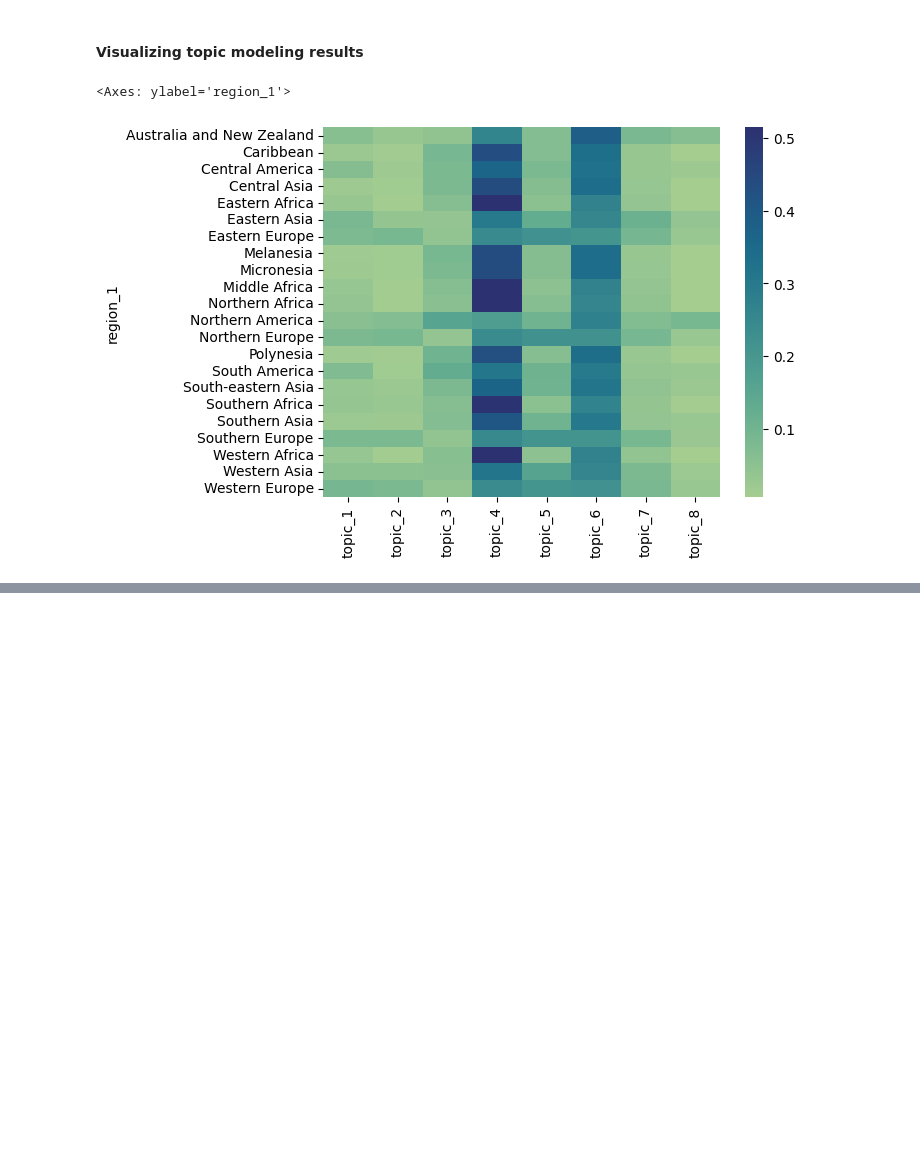
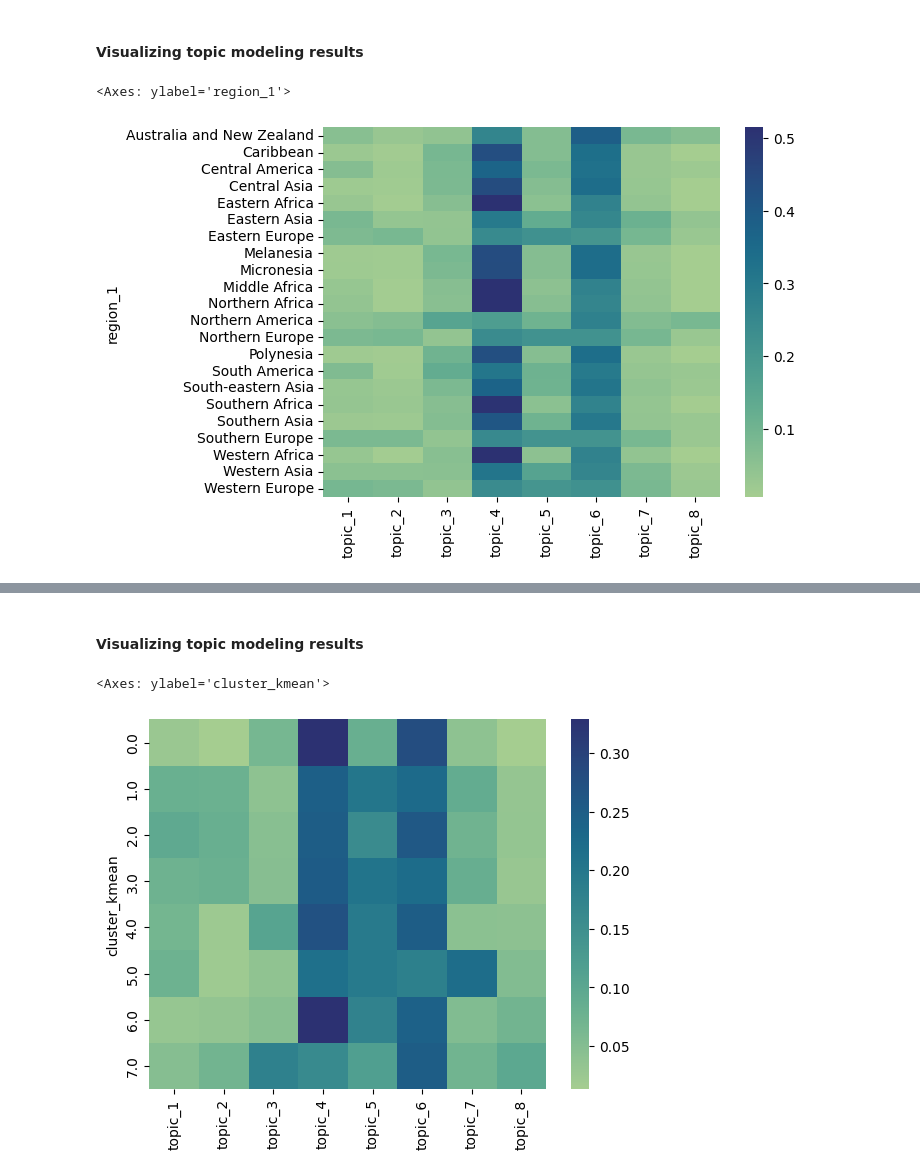
Before and after one commit to brunokrp/ai-protectionism, a Jupyter notebook: exploratory_analysis.ipynb, the cells around one changed output, grey strips where cells are left out. Cells and saved outputs as stored; diff of their text form; code cells hidden in the pictures; blank space fills up the shorter version.

```diff
--- a/exploratory_analysis.ipynb
+++ b/exploratory_analysis.ipynb
@@ -106,0 +128,7 @@ cc_df = cc_df.rename(columns={'country':'countries'})
+# %%
+# Loading dataset and renaming column to facilitate joining later
+%cd /content/drive/MyDrive/"AI INDUSTRIAL POLICY"/"SIPA_TEXT"/"ai_clusters"
+df_clusters = pd.read_csv("ai_clusters_countries.csv", index_col="Unnamed: 0")
+df_clusters = df_clusters.rename(columns={'Country':'countries'})
+
+%cd /content/drive/MyDrive/"AI INDUSTRIAL POLICY"/"SIPA_TEXT"
@@ -116,12 +160,15 @@ tfidf_df = pd.merge(ai_policies_df_per_country,cc_df,on='countries')
  Because I want to understand which terms are more important for each region, I create subsets of data for each region and run TF-IDF on those subsets. Then, I plot a heatmap to visualize the distribution of terms per region.
 # %%
 ### RUNNING TF-IDF ANALYSIS
+
+# Creating copy of base dataframe
+tfidf_df = ai_policies_df_per_country.copy()
 
 # Creating empty dataframe
 tf_idf_regions_terms = pd.DataFrame()
 
 # Calculating TF_IDF for each subset and appending it to a dataset
-list_regions = tfidf_df.region_1.unique()
+list_regions = tfidf_df.region_1.dropna().unique()
 for region in list_regions:
   subset = tfidf_df[tfidf_df['region_1'] == region]
   tfidf_vectorizer = TfidfVectorizer(input='content', stop_words=stop_list)
@@ -277,0 +465,36 @@ sns.heatmap(hist_data, cmap='crest', robust=True)
+# %% [markdown]
+#### **Visualizing topic modeling results**
+# %%
+# Creating a dataframe with the results
+topic_distributions = [list(doc.get_topic_dist()) for doc in model.docs]
+ai_policies_topics = pd.DataFrame(topic_distributions)
+
+# Joining the dataframe with results with the base dataset
+ai_policies_df_topics = ai_policies_df.join(ai_policies_topics)
+
+# Exploding dataset so that each obsevation is at the country-intervention level
+ai_policies_country_topics = ai_policies_df_topics.assign(countries=ai_policies_df_topics['Implementing Countries'].str.split(', ')).explode('countries').reset_index(drop=True)
+
+# Merging dataset with country dataset to obtain regions
+ai_policies_country_topics = pd.merge(ai_policies_country_topics,df_clusters[['countries', 'cluster_kmean']], on='countries', how="left")
+
+# Renaming columns that refer to topics
+dict_topics = {0:"topic_1", 1:"topic_2", 2:"topic_3", 3:"topic_4", 4:"topic_5", 5:"topic_6", 6:"topic_7", 7:"topic_8"}
+ai_policies_country_topics = ai_policies_country_topics.rename(columns=dict_topics)
+
+# Dropping column countries and keeping only regions
+ai_policies_country_topics = ai_policies_country_topics.drop(columns='countries')
+
+# Slicing dataset so that it contains only the region and topics
+ai_policies_country_topics_only = ai_policies_country_topics.iloc[:,num_topics*(-1)-1:]
+
+# Grouping dataset by region, getting the mean of each topic per region
+ai_policies_country_topics = ai_policies_country_topics_only.groupby(['cluster_kmean']).mean()
+
+# Creating a dataset to be used for visualization
+hist_data = ai_policies_country_topics
+# %%
+sns.heatmap(hist_data, cmap='crest', robust=True)
+# %% [output]
+<Axes: ylabel='cluster_kmean'>
+[figure, added]
```
Also changed, not shown: parts of 23 cells of this notebook.
